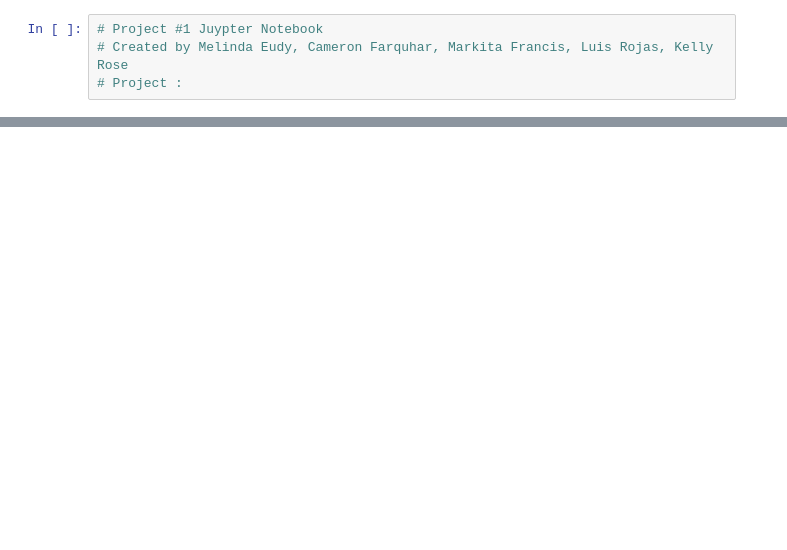
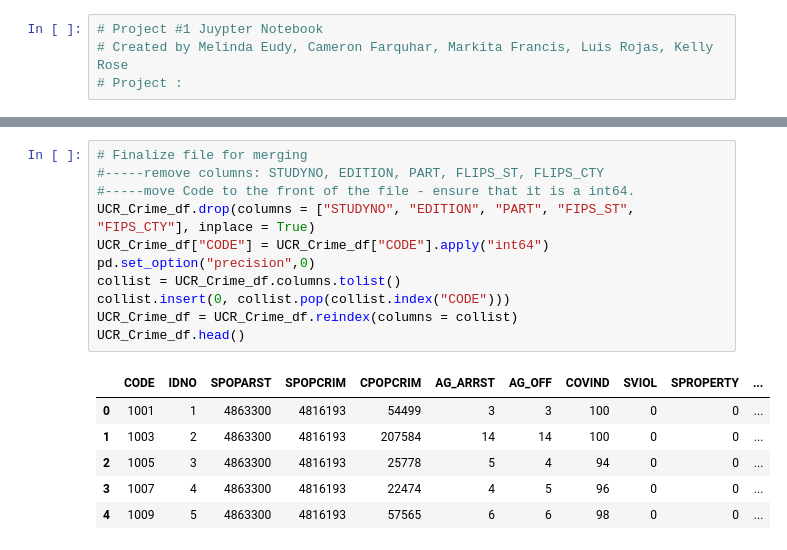
Before and after one commit to melindaeudy/Project_1, a Jupyter notebook: Project_1.ipynb, the cells around one changed output, grey strips where cells are left out. Cells and saved outputs as stored; diff of their text form; blank space fills up the shorter version.

```diff
--- a/Project_1.ipynb
+++ b/Project_1.ipynb
@@ -32 +55,19 @@ FileNotFoundError: [Errno 2] No such file or directory: '/Resources/UCR_Crime_Ra
+# %%
+# Finalize file for merging
+#-----remove columns: STUDYNO, EDITION, PART, FLIPS_ST, FLIPS_CTY
+#-----move Code to the front of the file - ensure that it is a int64.
+UCR_Crime_df.drop(columns = ["STUDYNO", "EDITION", "PART", "FIPS_ST", "FIPS_CTY"], inplace = True)
+UCR_Crime_df["CODE"] = UCR_Crime_df["CODE"].apply("int64")
+pd.set_option("precision",0)
+collist = UCR_Crime_df.columns.tolist()
+collist.insert(0, collist.pop(collist.index("CODE")))
+UCR_Crime_df = UCR_Crime_df.reindex(columns = collist)
+UCR_Crime_df.head()
+# %% [output]
+|  | CODE | IDNO | SPOPARST | SPOPCRIM | CPOPCRIM | AG_ARRST | AG_OFF | COVIND | SVIOL | SPROPERTY | ... |
+| 0 | 1001 | 1 | 4863300 | 4816193 | 54499 | 3 | 3 | 100 | 0 | 0 | ... |
+| 1 | 1003 | 2 | 4863300 | 4816193 | 207584 | 14 | 14 | 100 | 0 | 0 | ... |
+| 2 | 1005 | 3 | 4863300 | 4816193 | 25778 | 5 | 4 | 94 | 0 | 0 | ... |
+| 3 | 1007 | 4 | 4863300 | 4816193 | 22474 | 4 | 5 | 96 | 0 | 0 | ... |
+| 4 | 1009 | 5 | 4863300 | 4816193 | 57565 | 6 | 6 | 98 | 0 | 0 | ... |
 # %%
```
Also changed, not shown: parts of 7 cells of this notebook, 3 other files.
